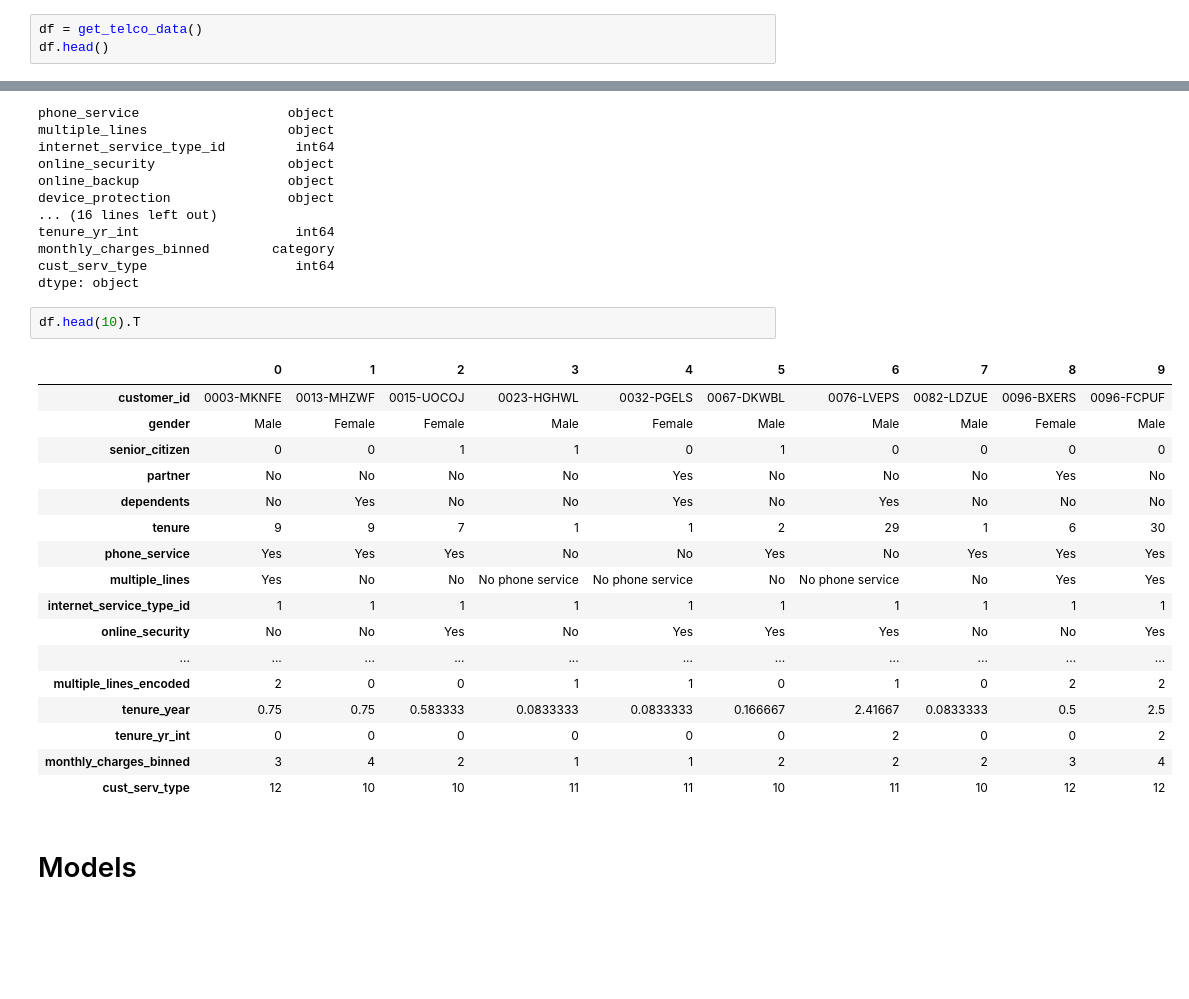
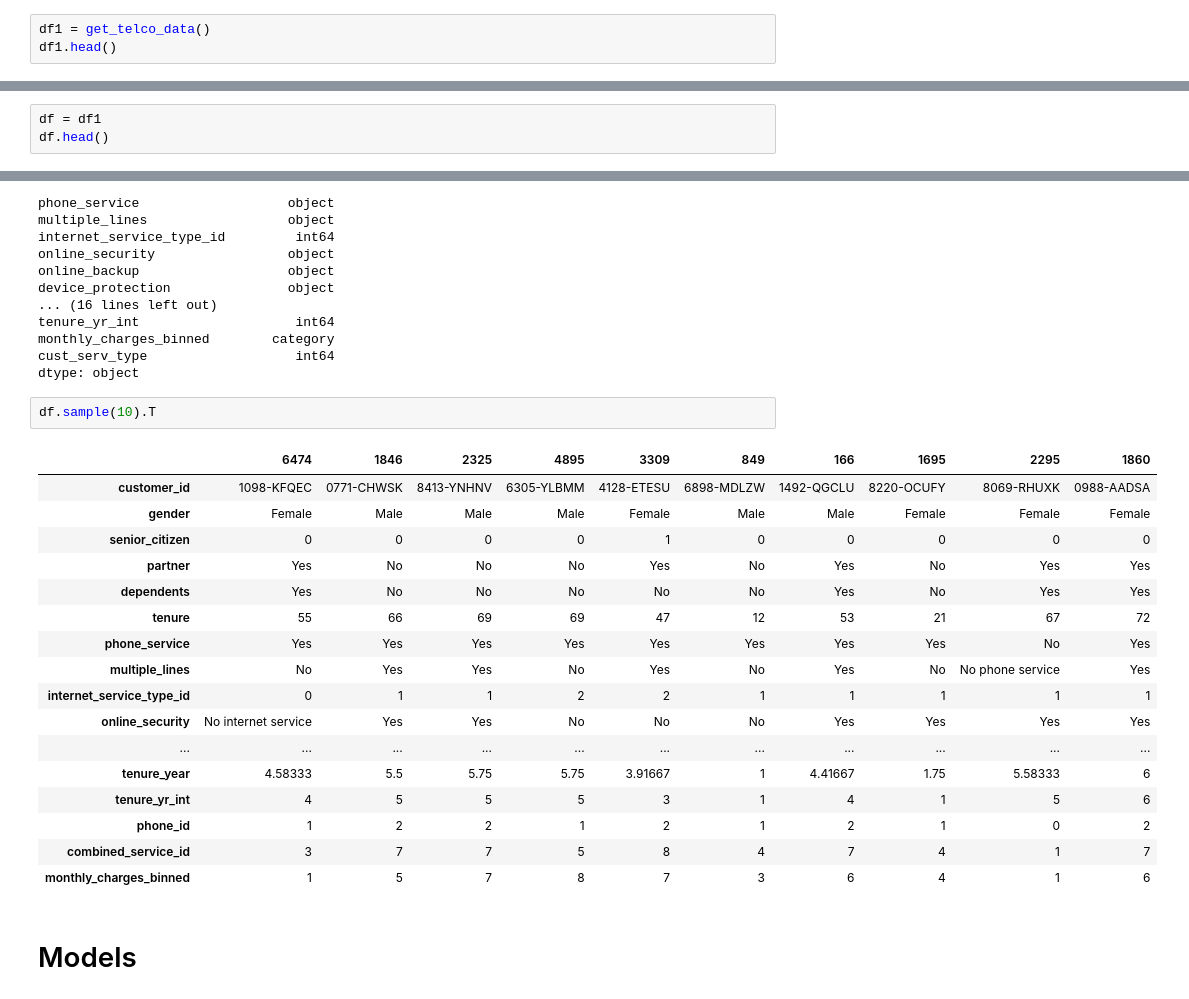
Before and after one commit to codeup-classification-project-ada/Classification, a Jupyter notebook: Codeup_Classification_Project_Ada_JB.ipynb, the cells around one changed output, grey strips where cells are left out. Drawn from its saved outputs; the diff is of its cells as text; blank space fills up the shorter version.

```diff
--- a/Codeup_Classification_Project_Ada_JB.ipynb
+++ b/Codeup_Classification_Project_Ada_JB.ipynb
@@ -82,8 +84,8 @@ def get_telco_data():
     JOIN internet_service_types as ist USING (internet_service_type_id)\
     JOIN payment_types as pt USING (payment_type_id);', get_connection('telco_churn'))
 # %%
-df = get_telco_data()
-df.head()
+df1 = get_telco_data()
+df1.head()
 # %% [output]
 |  | customer_id | gender | senior_citizen | partner | dependents | tenure | phone_service | multiple_lines | ... |
 | 0 | 0003-MKNFE | Male | 0 | No | No | 9 | Yes | Yes | ... |
@@ -100,3 +102,6 @@ Write a function, peekatdata(dataframe), that takes a dataframe as input and com
 - creates tuple object shape_tuple (tuple of (nrows, ncols)) and prints tuple to screen
 - creates dataframe object describe_df (summary statistics of all numeric variables) and prints contents to screen.
 - prints to screen the information about a DataFrame including the index dtype and column dtypes, non-null values and memory usage.
+# %%
+df = df1
+df.head()
@@ -957,25 +969,25 @@ monthly_charges_binned        category
 cust_serv_type                   int64
 dtype: object
 # %%
-df.head(10).T
+df.sample(10).T
 # %% [output]
-|  | 0 | 1 | 2 | 3 | 4 | 5 | 6 | 7 | 8 | 9 |
-| customer_id | 0003-MKNFE | 0013-MHZWF | 0015-UOCOJ | 0023-HGHWL | 0032-PGELS | 0067-DKWBL | 0076-LVEPS | 0082-LDZUE | 0096-BXERS | 0096-FCPUF |
-| gender | Male | Female | Female | Male | Female | Male | Male | Male | Female | Male |
-| senior_citizen | 0 | 0 | 1 | 1 | 0 | 1 | 0 | 0 | 0 | 0 |
-| partner | No | No | No | No | Yes | No | No | No | Yes | No |
-| dependents | No | Yes | No | No | Yes | No | Yes | No | No | No |
-| tenure | 9 | 9 | 7 | 1 | 1 | 2 | 29 | 1 | 6 | 30 |
-| phone_service | Yes | Yes | Yes | No | No | Yes | No | Yes | Yes | Yes |
-| multiple_lines | Yes | No | No | No phone service | No phone service | No | No phone service | No | Yes | Yes |
-| internet_service_type_id | 1 | 1 | 1 | 1 | 1 | 1 | 1 | 1 | 1 | 1 |
-| online_security | No | No | Yes | No | Yes | Yes | Yes | No | No | Yes |
+|  | 6474 | 1846 | 2325 | 4895 | 3309 | 849 | 166 | 1695 | 2295 | 1860 |
+| customer_id | 1098-KFQEC | 0771-CHWSK | 8413-YNHNV | 6305-YLBMM | 4128-ETESU | 6898-MDLZW | 1492-QGCLU | 8220-OCUFY | 8069-RHUXK | 0988-AADSA |
+| gender | Female | Male | Male | Male | Female | Male | Male | Female | Female | Female |
+| senior_citizen | 0 | 0 | 0 | 0 | 1 | 0 | 0 | 0 | 0 | 0 |
+| partner | Yes | No | No | No | Yes | No | Yes | No | Yes | Yes |
+| dependents | Yes | No | No | No | No | No | Yes | No | Yes | Yes |
+| tenure | 55 | 66 | 69 | 69 | 47 | 12 | 53 | 21 | 67 | 72 |
+| phone_service | Yes | Yes | Yes | Yes | Yes | Yes | Yes | Yes | No | Yes |
+| multiple_lines | No | Yes | Yes | No | Yes | No | Yes | No | No phone service | Yes |
+| internet_service_type_id | 0 | 1 | 1 | 2 | 2 | 1 | 1 | 1 | 1 | 1 |
+| online_security | No internet service | Yes | Yes | No | No | No | Yes | Yes | Yes | Yes |
 | ... | ... | ... | ... | ... | ... | ... | ... | ... | ... | ... |
-| multiple_lines_encoded | 2 | 0 | 0 | 1 | 1 | 0 | 1 | 0 | 2 | 2 |
-| tenure_year | 0.75 | 0.75 | 0.583333 | 0.0833333 | 0.0833333 | 0.166667 | 2.41667 | 0.0833333 | 0.5 | 2.5 |
-| tenure_yr_int | 0 | 0 | 0 | 0 | 0 | 0 | 2 | 0 | 0 | 2 |
-| monthly_charges_binned | 3 | 4 | 2 | 1 | 1 | 2 | 2 | 2 | 3 | 4 |
-| cust_serv_type | 12 | 10 | 10 | 11 | 11 | 10 | 11 | 10 | 12 | 12 |
+| tenure_year | 4.58333 | 5.5 | 5.75 | 5.75 | 3.91667 | 1 | 4.41667 | 1.75 | 5.58333 | 6 |
+| tenure_yr_int | 4 | 5 | 5 | 5 | 3 | 1 | 4 | 1 | 5 | 6 |
+| phone_id | 1 | 2 | 2 | 1 | 2 | 1 | 2 | 1 | 0 | 2 |
+| combined_service_id | 3 | 7 | 7 | 5 | 8 | 4 | 7 | 4 | 1 | 7 |
+| monthly_charges_binned | 1 | 5 | 7 | 8 | 7 | 3 | 6 | 4 | 1 | 6 |
 # %% [markdown]
 # Models
 # %% [markdown]
```
Also changed, not shown: parts of 76 cells of this notebook.
